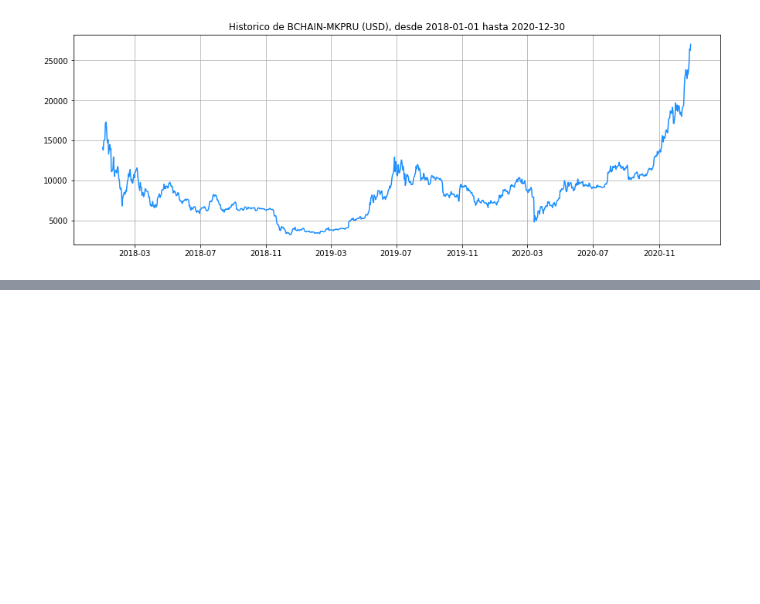
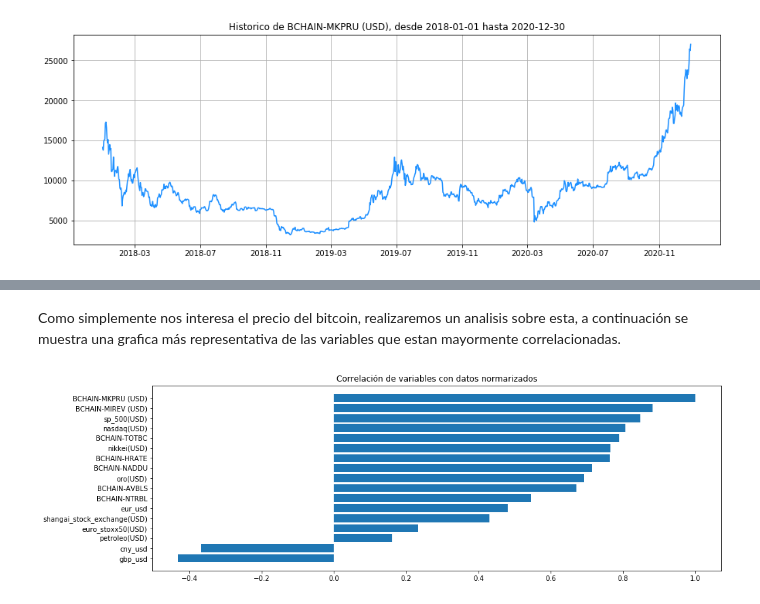
Before and after one commit to keniaCisneros/bitcoins_pricing, a Jupyter notebook: data_analysis.ipynb, the cells around one changed output, grey strips where cells are left out. Cells and saved outputs as stored; diff of their text form; code cells hidden in the pictures; blank space fills up the shorter version.

```diff
--- a/data_analysis.ipynb
+++ b/data_analysis.ipynb
@@ -520,0 +533,10 @@ plot_serie(complete2, start, end, 'BCHAIN-MKPRU (USD)', (15, 5))
+# %% [markdown]
+Como simplemente nos interesa el precio del bitcoin, realizaremos un analisis sobre esta, a continuación se muestra una grafica más representativa de las variables que estan mayormente correlacionadas.
+# %%
+corr_c = list(corr.columns)
+corr_v = corr.iloc[:,-1]
+corr = [(corr_c[i],corr_v[i]) for i in range(0,len(corr_v))]
+corr.sort(key = lambda c: c[1])
+plot_var(corr, 'Correlación de variables con datos normarizados')
+# %% [output]
+[figure, added]
```
Also changed, not shown: parts of 31 cells of this notebook.
